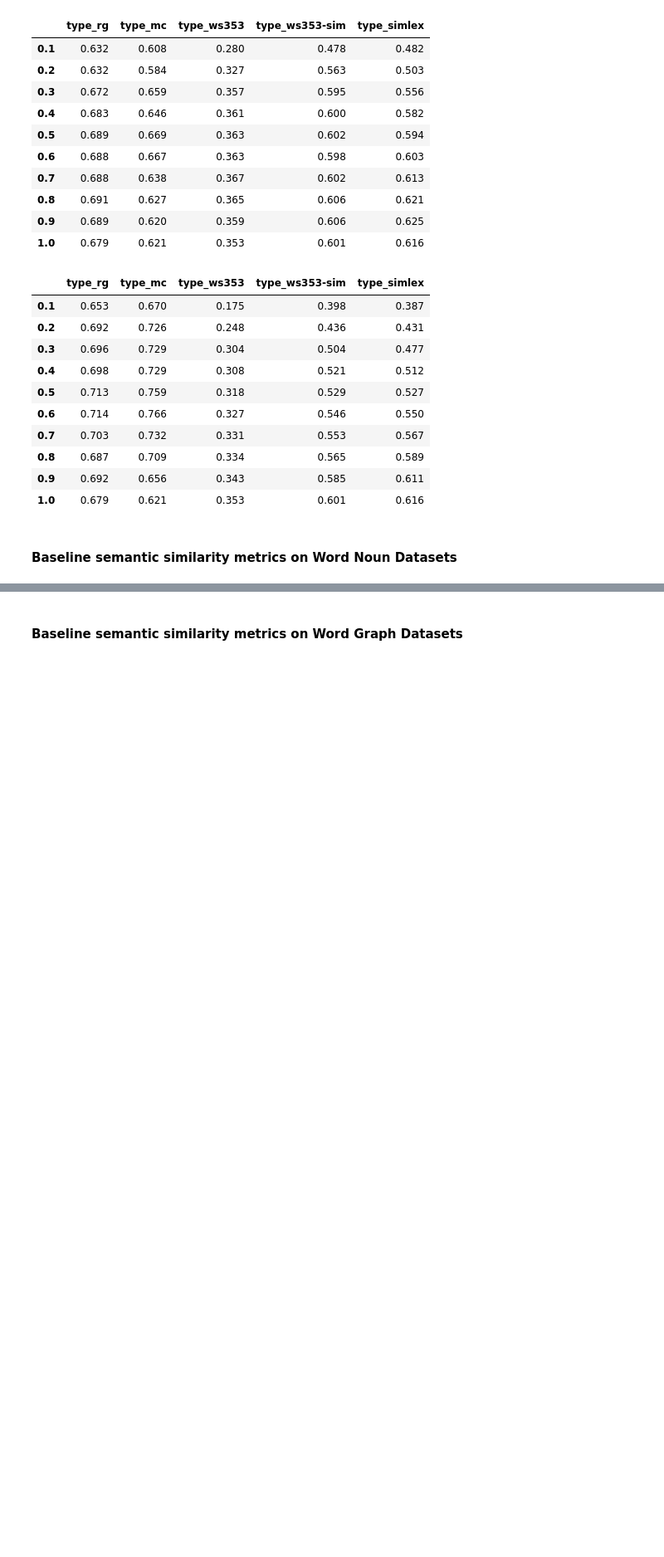
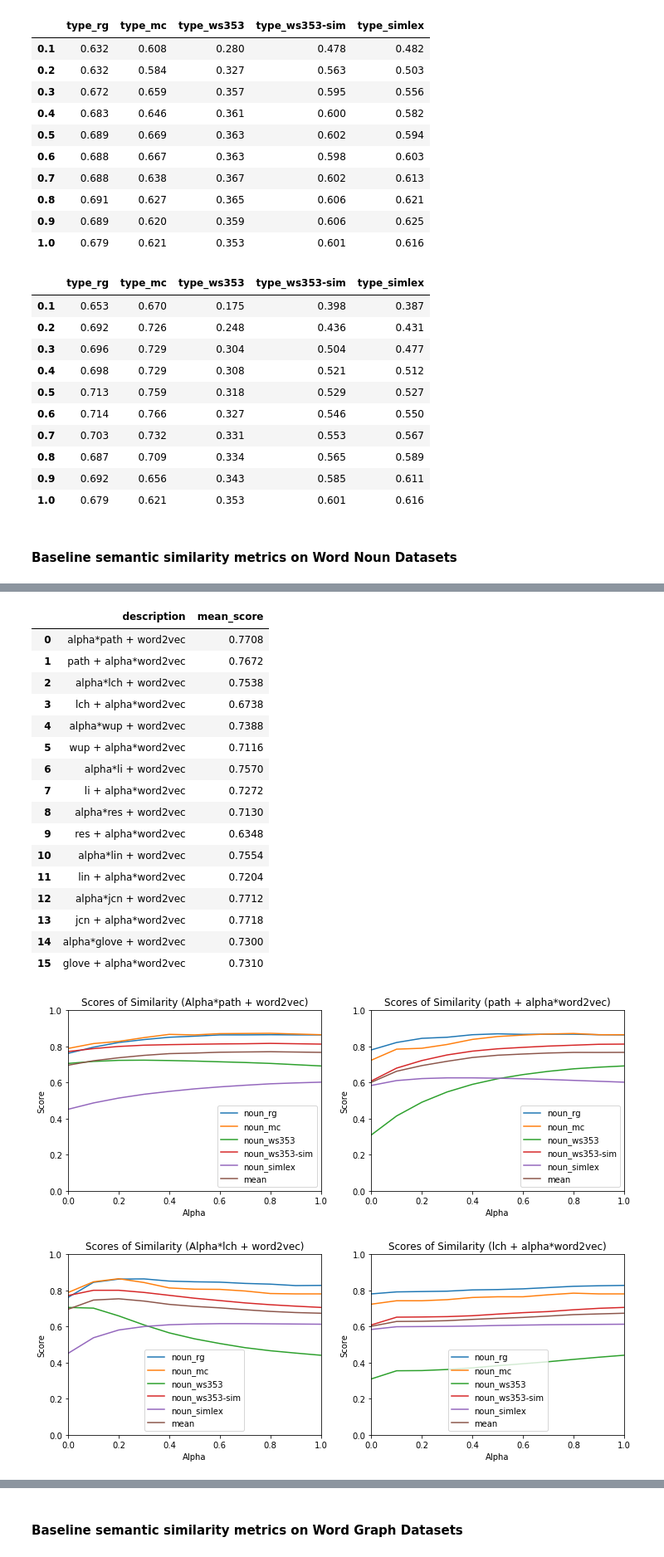
Before and after one commit to gsi-upm/sematch, a Jupyter notebook: word_sim_evaluation.ipynb, the cells around one changed output, grey strips where cells are left out. Shown: that part at 83% size. Cells and saved outputs as stored; diff of their text form; code cells hidden in the pictures; blank space fills up the shorter version.

```diff
--- a/word_sim_evaluation.ipynb
+++ b/word_sim_evaluation.ipynb
@@ -231,0 +247,74 @@ display(df_baselines_noun)
+# %%
+def calculate_composed_method(func):
+    data = []
+    alphas = []
+    for alpha in range(11):
+        alpha = alpha / 10
+        my_method = {'composed': func(alpha)}
+        d = [ws_eval.evaluate_multiple_metrics(my_method, dataset) for dataset in data_word_noun]
+        d = [x['composed'] for x in d]
+        data.append(d)
+        alphas.append(alpha)
+    df = pd.DataFrame(data, index=alphas, columns=data_word_noun)
+    df['mean'] = df.mean(axis=1)
+    return df
+
+def combine(model_a, model_b):
+    df = calculate_composed_method(lambda alpha: lambda x, y: alpha*model_a(x, y) + model_b(x,y))
+    return df
+
+
+def plot_chosen(chosen):
+    info = []
+    chosen_model = eval(chosen)
+    for name, model in methods.items():
+        if name == chosen:
+            continue
+
+        # ====================
+        # Left * alpha
+        df_l = combine(model, chosen_model)
+        info.append(['alpha*{0} + {1}'.format(name, chosen), df_l['mean'].max()])
+        # plot
+        fig = plt.figure(figsize=(12, 4))
+        ax = plt.subplot(121)
+        plt.ylim(0, 1)
+        df_l.plot(title='Scores of Similarity (Alpha*{0} + {1})'.format(name, chosen), ax=ax)
+        plt.xlabel('Alpha')
+        plt.ylabel('Score')
+
+        # ===================
+        # Right * alpha
+        df_r = combine(chosen_model, model)
+        info.append(['{0} + alpha*{1}'.format(name, chosen), df_r['mean'].max()])
+        # plot
+        ax = plt.subplot(122)
+        plt.ylim(0, 1)
+        df_r.plot(title='Scores of Similarity ({0} + alpha*{1})'.format(name, chosen), ax=ax)
+        plt.xlabel('Alpha')
+        plt.ylabel('Score')
+
+    info = pd.DataFrame(info, columns=['description', 'mean_score'])
+    return info
+
+plot_chosen('word2vec')
+# %% [output]
+|  | description | mean_score |
+| 0 | alpha*path + word2vec | 0.7708 |
+| 1 | path + alpha*word2vec | 0.7672 |
+| 2 | alpha*lch + word2vec | 0.7538 |
+| 3 | lch + alpha*word2vec | 0.6738 |
+| 4 | alpha*wup + word2vec | 0.7388 |
+| 5 | wup + alpha*word2vec | 0.7116 |
+| 6 | alpha*li + word2vec | 0.7570 |
+| 7 | li + alpha*word2vec | 0.7272 |
+| 8 | alpha*res + word2vec | 0.7130 |
+| 9 | res + alpha*word2vec | 0.6348 |
+| 10 | alpha*lin + word2vec | 0.7554 |
+| 11 | lin + alpha*word2vec | 0.7204 |
+| 12 | alpha*jcn + word2vec | 0.7712 |
+| 13 | jcn + alpha*word2vec | 0.7718 |
+| 14 | alpha*glove + word2vec | 0.7300 |
+| 15 | glove + alpha*word2vec | 0.7310 |
+[figure, added]
+[figure, added]
```
Also changed, not shown: parts of 10 cells of this notebook.
